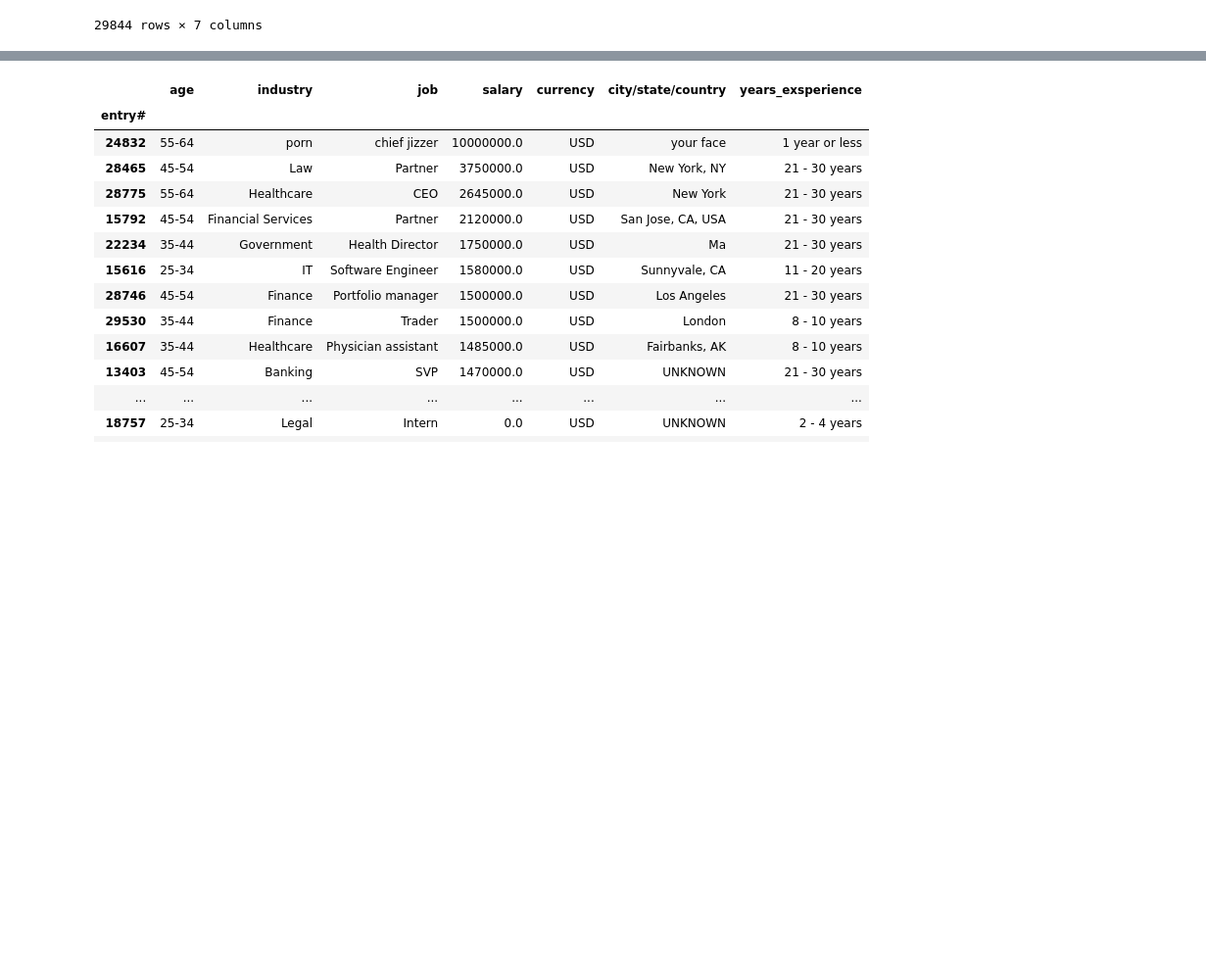
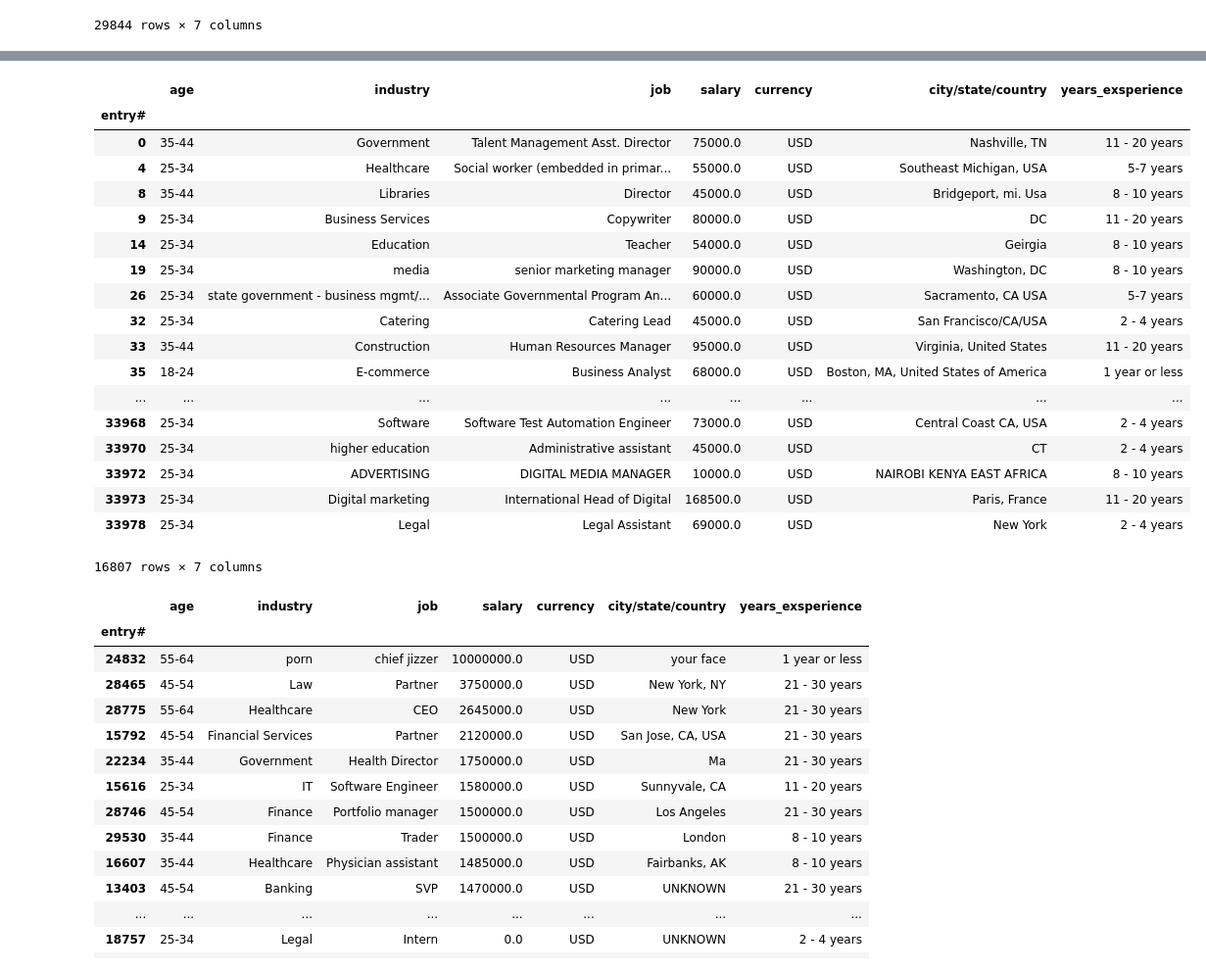
Before and after one commit to Dawad81/IS362-Database-Acquisition-and-Management, a Jupyter notebook: Project2/IS362_Project2.ipynb, the cells around one changed output, grey strips where cells are left out. Shown: that part at 98% size. Drawn from its saved outputs; the diff is of its cells as text; code cells hidden in the pictures; blank space fills up the shorter version.

```diff
--- a/Project2/IS362_Project2.ipynb
+++ b/Project2/IS362_Project2.ipynb
@@ -393,5 +397,26 @@ Name: salary, Length: 29844, dtype: float64
 # %%
 us_salaries_int = us_salaries.dropna()
+us_salaries_int
+# %% [output]
+|  | age | industry | job | salary | currency | city/state/country | years_exsperience |
+| entry# |  |  |  |  |  |  |  |
+| 0 | 35-44 | Government | Talent Management Asst. Director | 75000.0 | USD | Nashville, TN | 11 - 20 years |
+| 4 | 25-34 | Healthcare | Social worker (embedded in primar... | 55000.0 | USD | Southeast Michigan, USA | 5-7 years |
+| 8 | 35-44 | Libraries | Director | 45000.0 | USD | Bridgeport, mi. Usa | 8 - 10 years |
+| 9 | 25-34 | Business Services | Copywriter | 80000.0 | USD | DC | 11 - 20 years |
+| 14 | 25-34 | Education | Teacher | 54000.0 | USD | Geirgia | 8 - 10 years |
+| 19 | 25-34 | media | senior marketing manager | 90000.0 | USD | Washington, DC | 8 - 10 years |
+| 26 | 25-34 | state government - business mgmt/... | Associate Governmental Program An... | 60000.0 | USD | Sacramento, CA USA | 5-7 years |
+| 32 | 25-34 | Catering | Catering Lead | 45000.0 | USD | San Francisco/CA/USA | 2 - 4 years |
+| 33 | 35-44 | Construction | Human Resources Manager | 95000.0 | USD | Virginia, United States | 11 - 20 years |
+| 35 | 18-24 | E-commerce | Business Analyst | 68000.0 | USD | Boston, MA, United States of America | 1 year or less |
+| ... | ... | ... | ... | ... | ... | ... | ... |
+| 33968 | 25-34 | Software | Software Test Automation Engineer | 73000.0 | USD | Central Coast CA, USA | 2 - 4 years |
+| 33970 | 25-34 | higher education | Administrative assistant | 45000.0 | USD | CT | 2 - 4 years |
+| 33972 | 25-34 | ADVERTISING | DIGITAL MEDIA MANAGER | 10000.0 | USD | NAIROBI KENYA EAST AFRICA | 8 - 10 years |
+| 33973 | 25-34 | Digital marketing | International Head of Digital | 168500.0 | USD | Paris, France | 11 - 20 years |
+| 33978 | 25-34 | Legal | Legal Assistant | 69000.0 | USD | New York | 2 - 4 years |
+16807 rows × 7 columns
 # %%
 us_salaries_int.sort_values(by='salary', ascending = False)
 # %% [output]
```
Also changed, not shown: parts of 4 cells of this notebook, 1 other file.
